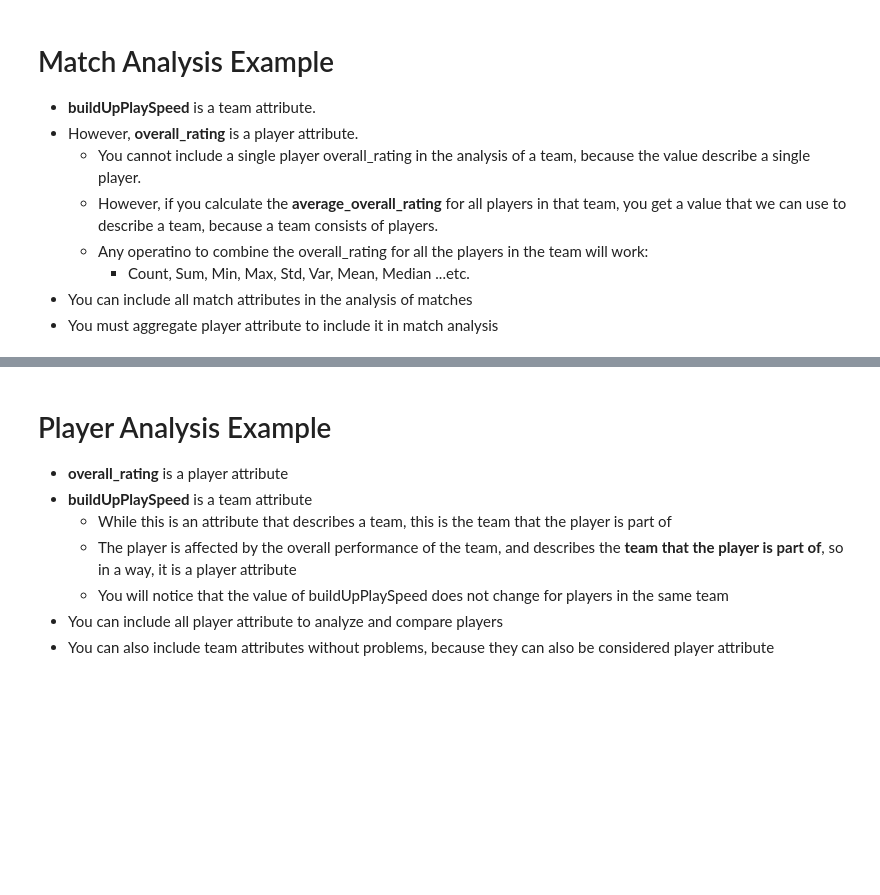
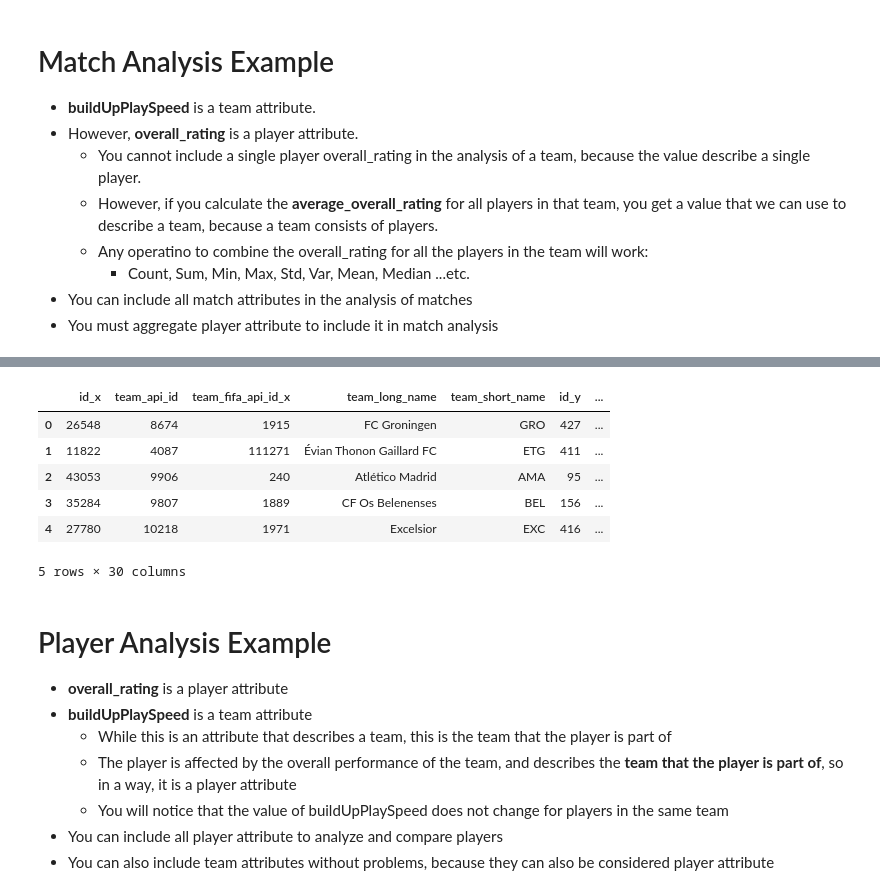
Before and after one commit to malmarz/pandas, a Jupyter notebook: week4.ipynb, the cells around one changed output, grey strips where cells are left out. Drawn from its saved outputs; the diff is of its cells as text; code cells hidden in the pictures; blank space fills up the shorter version.

```diff
--- a/week4.ipynb
+++ b/week4.ipynb
@@ -322,3 +355,19 @@ p_atts_df.head()
+# %%
+# simply merge it to team_df to start analyzing teams
+# but dont forget to reset_index to convert the index into a regular column
+ratings_df = merged_df[
+            ["player_name","team_api_id","team_long_name","overall_rating","buildUpPlaySpeed"]
+         ].groupby("team_api_id").agg({"overall_rating":"mean"}).reset_index()
+
+team_df.merge(ratings_df, how="inner", on="team_api_id").head()
+# %% [output]
+|  | id_x | team_api_id | team_fifa_api_id_x | team_long_name | team_short_name | id_y | ... |
+| 0 | 26548 | 8674 | 1915 | FC Groningen | GRO | 427 | ... |
+| 1 | 11822 | 4087 | 111271 | Évian Thonon Gaillard FC | ETG | 411 | ... |
+| 2 | 43053 | 9906 | 240 | Atlético Madrid | AMA | 95 | ... |
+| 3 | 35284 | 9807 | 1889 | CF Os Belenenses | BEL | 156 | ... |
+| 4 | 27780 | 10218 | 1971 | Excelsior | EXC | 416 | ... |
+5 rows × 30 columns
 # %% [markdown]
 # Player Analysis Example
 - **overall_rating** is a player attribute
```
Also changed, not shown: parts of 24 cells of this notebook, 5 other files.
